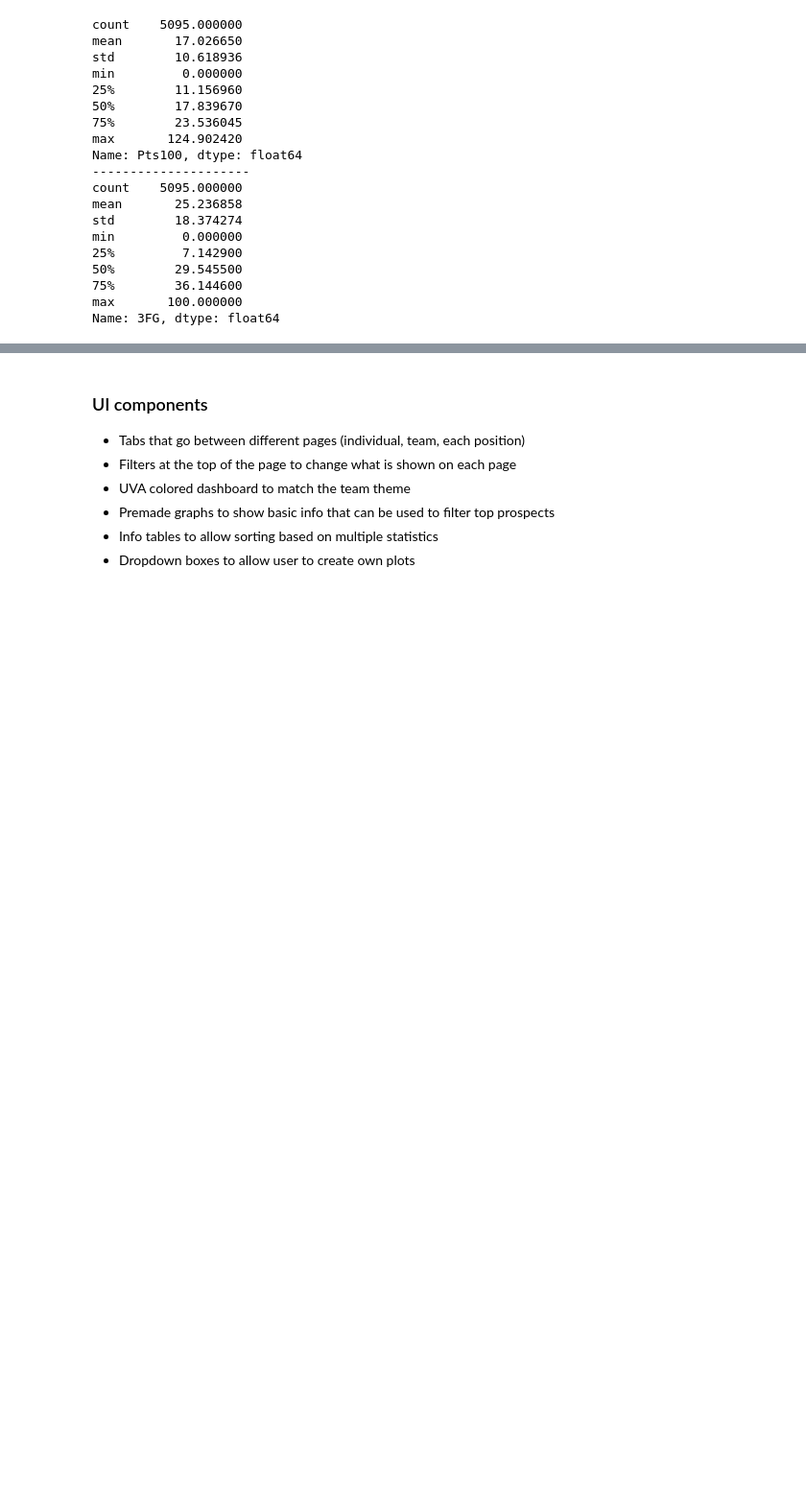
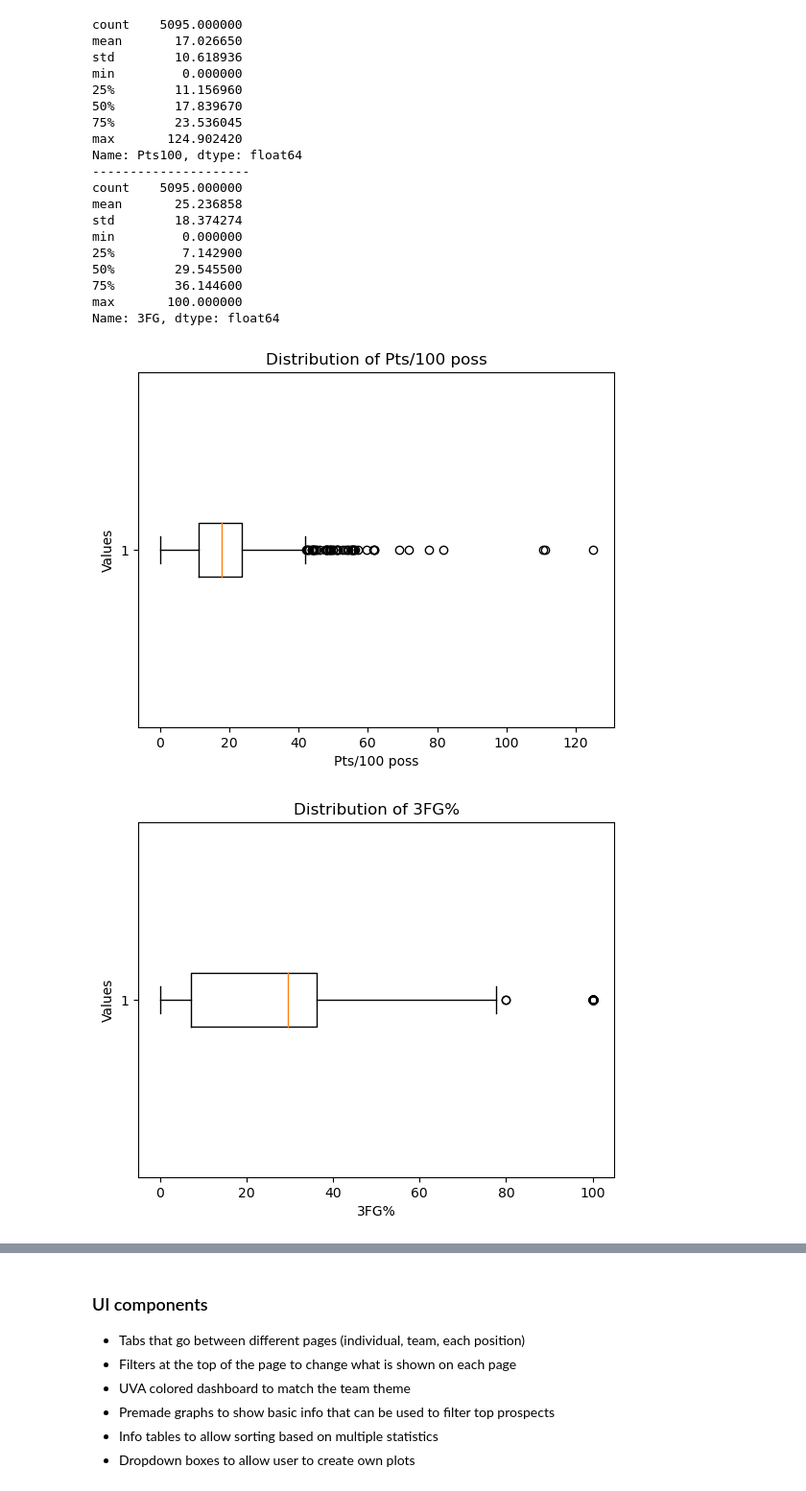
Before and after one commit to tylergorecki/plotly-interactive-dash, a Jupyter notebook: dash-v1.ipynb, the cells around one changed output, grey strips where cells are left out. Shown at 96% size. Saved outputs shown, nothing was run; the diff lists cells and outputs as text; code cells hidden in the pictures; blank space fills up the shorter version.

```diff
--- a/dash-v1.ipynb
+++ b/dash-v1.ipynb
@@ -18,6 +19,6 @@ import plotly.express as px
 # %%
 # read in and preview data
-data = pd.read_csv('default_table.csv')
+data = pd.read_csv('data.csv')
 data.head(5)
 # %% [output]
 |  | Basketball Players New2 - Person ... | Basketball Players New2 - Person ... | Player Eligibility 2024 - Name → ... | Basketball Conferences Tiers - Co... | ... |
@@ -135,6 +136,27 @@ min         0.000000
 75%        36.144600
 max       100.000000
 Name: 3FG, dtype: float64
+# %%
+# boxplot of distribution of Pts/100 poss
+plt.boxplot(data.Pts100, vert=False)
+plt.title('Distribution of Pts/100 poss')
+plt.xlabel('Pts/100 poss')
+plt.ylabel('Values')
+plt.show()
+
+# boxplot of distribution of 3FG%
+plt.boxplot(data['3FG'], vert=False)
+plt.title('Distribution of 3FG%')
+plt.xlabel('3FG%')
+plt.ylabel('Values')
+plt.show()
+
+# I would expect these distributions to be consistent among most stats with my basketball knowledge background
+# this is okay, but it is just something interesting to keep in mind as I progress through dashboard creation
+# some players may seem to stand out due to their 100% 3FG but that's not something that can be continued no matter how good you are
+# %% [output]
+[figure, added]
+[figure, added]
 # %% [markdown]
 ### Data dictionary
 
```
Also changed, not shown: parts of 2 cells of this notebook.
